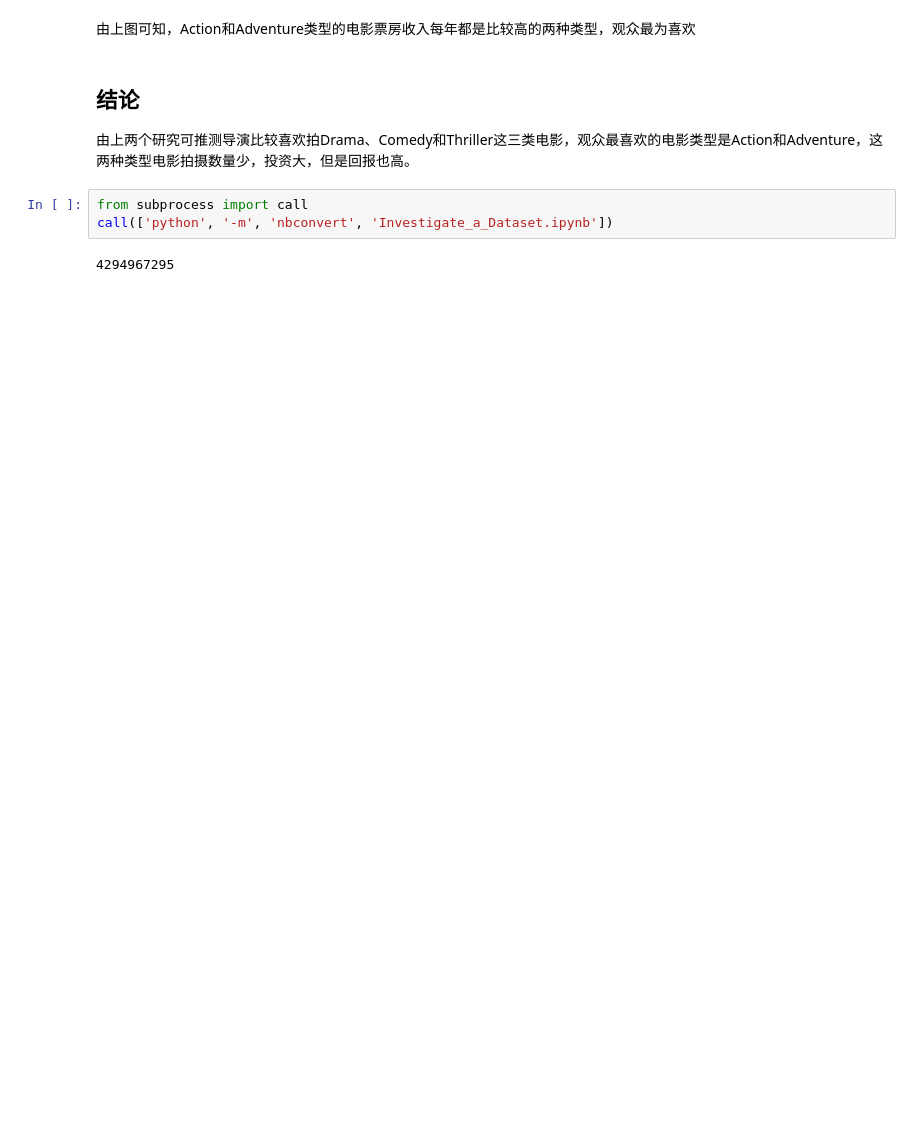
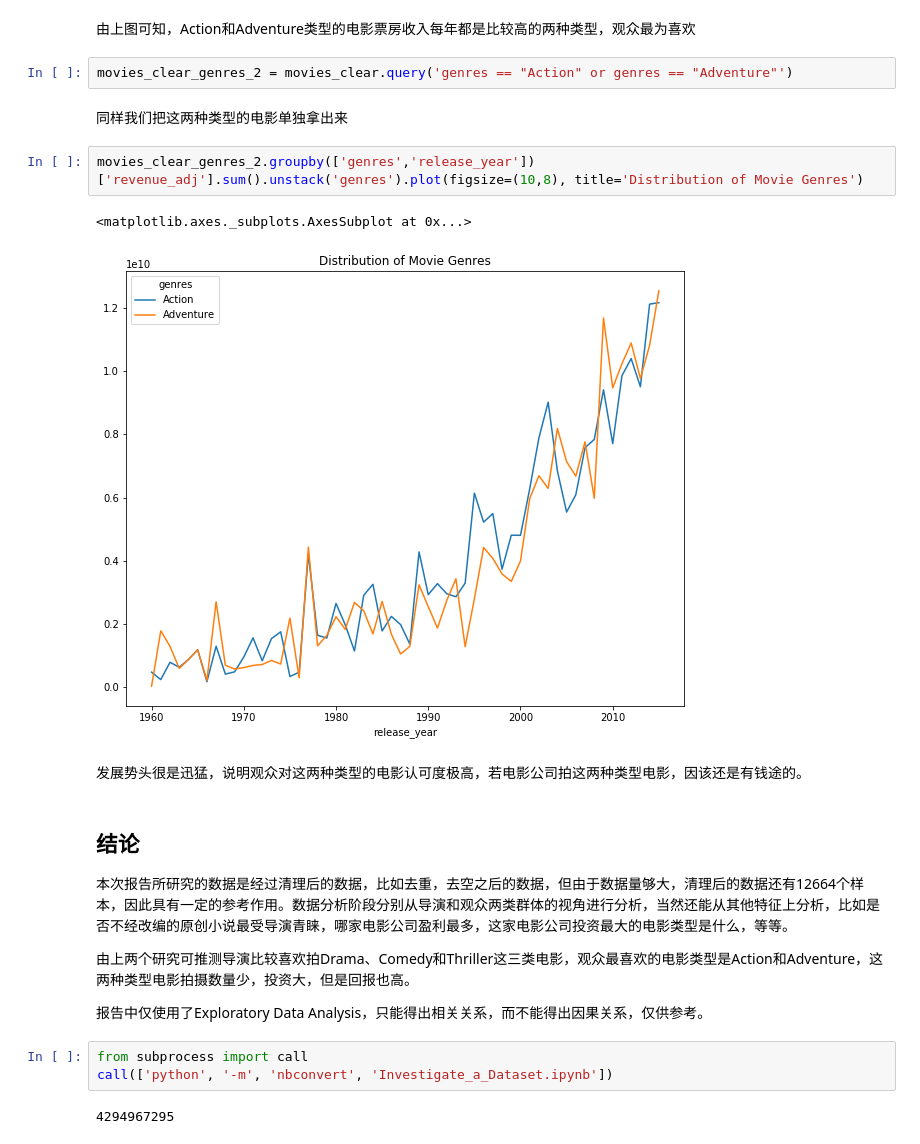
Before and after one commit to stoneboy100200/deep_learning_primary, a Jupyter notebook: [T1P3]investigate_dataset/Investigate_a_Dataset-zh.ipynb, the cells around one changed output. Drawn from its saved outputs; the diff is of its cells as text; blank space fills up the shorter version.

```diff
--- a/[T1P3]investigate_dataset/Investigate_a_Dataset-zh.ipynb
+++ b/[T1P3]investigate_dataset/Investigate_a_Dataset-zh.ipynb
@@ -156,10 +204,25 @@ movies_clear.groupby(['genres','release_year'])['revenue_adj'].sum().unstack('ge
 # %% [markdown]
 由上图可知，Action和Adventure类型的电影票房收入每年都是比较高的两种类型，观众最为喜欢
+# %%
+movies_clear_genres_2 = movies_clear.query('genres == "Action" or genres == "Adventure"')
+# %% [markdown]
+同样我们把这两种类型的电影单独拿出来
+# %%
+movies_clear_genres_2.groupby(['genres','release_year'])['revenue_adj'].sum().unstack('genres').plot(figsize=(10,8), title='Distribution of Movie Genres')
+# %% [output]
+<matplotlib.axes._subplots.AxesSubplot at 0x...>
+[figure, added]
+# %% [markdown]
+发展势头很是迅猛，说明观众对这两种类型的电影认可度极高，若电影公司拍这两种类型电影，因该还是有钱途的。
 # %% [markdown]
 <a id='conclusions'></a>
 ## 结论
 
+本次报告所研究的数据是经过清理后的数据，比如去重，去空之后的数据，但由于数据量够大，清理后的数据还有12664个样本，因此具有一定的参考作用。数据分析阶段分别从导演和观众两类群体的视角进行分析，当然还能从其他特征上分析，比如是否不经改编的原创小说最受导演青睐，哪家电影公司盈利最多，这家电影公司投资最大的电影类型是什么，等等。
+
 由上两个研究可推测导演比较喜欢拍Drama、Comedy和Thriller这三类电影，观众最喜欢的电影类型是Action和Adventure，这两种类型电影拍摄数量少，投资大，但是回报也高。
+
+报告中仅使用了Exploratory Data Analysis，只能得出相关关系，而不能得出因果关系，仅供参考。
 # %%
 from subprocess import call
 call(['python', '-m', 'nbconvert', 'Investigate_a_Dataset.ipynb'])
```
Also changed, not shown: parts of 22 cells of this notebook, 2 other files.
